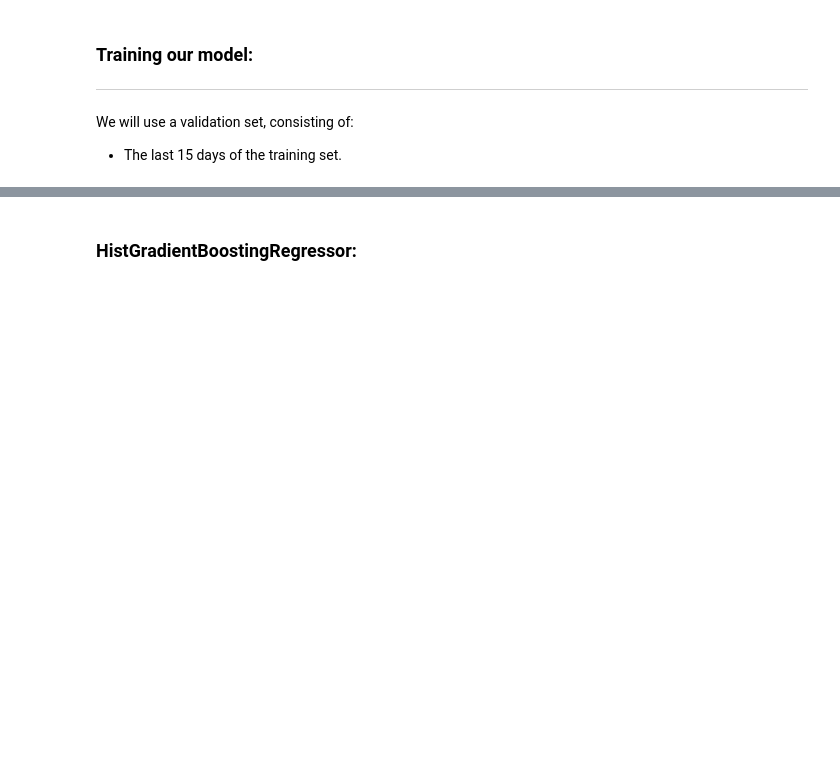
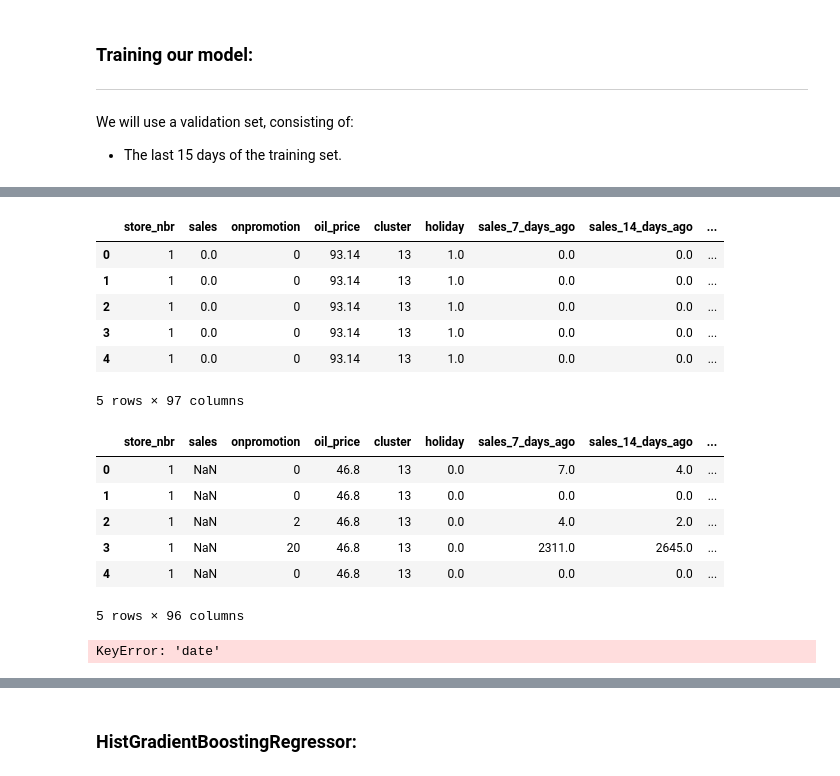
Before and after one commit to edmar-bevilaqua/data_science, a Jupyter notebook: Projects/Kaggle/Store Sales - Time Series Forecasting/store_sales.ipynb, the cells around one changed output, grey strips where cells are left out. Drawn from its saved outputs; the diff is of its cells as text; code cells hidden in the pictures; blank space fills up the shorter version.

Commit message:
Update store_sales.ipynb
Create the second version of the submission

```diff
--- a/Projects/Kaggle/Store Sales - Time Series Forecasting/store_sales.ipynb
+++ b/Projects/Kaggle/Store Sales - Time Series Forecasting/store_sales.ipynb
@@ -559,9 +643,18 @@ def lag_sales(df, date_column, sales_column, lag_days=1):
     df_copy.loc[:, f'sales_{lag_days}_days_ago'].fillna(0, inplace=True)
     return df_copy
 # %%
+temp_df = pd.concat([train, test])
+
 # Train -> Adding lag features for 7, 14 and 28 days:
 for days in [7, 14, 28]:
     train = lag_sales(train, 'date', 'sales', lag_days=days)
+
+
+# creating lag features for the test set, using the last data from de train set
+for days in [7, 14, 28]:
+    temp_df = lag_sales(temp_df, 'date', 'sales', lag_days=days)
+
+test = temp_df.loc[temp_df['date'] >= test['date'].min(), :]
 # %% [markdown]
 ## Feature Engineering:
 
@@ -572,8 +663,8 @@ train
 # %%
 # Train -> Feature Engineering
-utils.add_datepart(df=train, fldnames='date')
+train = utils.add_datepart(df=train, fldnames='date')
 
 # Test -> Feature Engineering
-utils.add_datepart(df=test, fldnames='date')
+test = utils.add_datepart(df=test, fldnames='date')
 
 # This methods executes inplace, so theres no need to do "train/test = utils.add_datepart(...)"
@@ -610,7 +737,6 @@ train.info()
 We will use a validation set, consisting of:
 *   The last 15 days of the training set.
 # %%
-from sklearn import preprocessing
 from sklearn.preprocessing import OneHotEncoder
 from sklearn.compose import ColumnTransformer
 
@@ -622,4 +748,13 @@ column_transformer = ColumnTransformer(
     remainder='passthrough'  # Keeps the other columns (not 'object') as is
 )
 
-transformed_data = column_transformer.fit_transform(train.select_dtypes('object'))
+transformed_df_train = column_transformer.fit_transform(train.select_dtypes('object'))
+transformed_df_test = column_transformer.transform(test.select_dtypes('object'))
+
+new_column_names = column_transformer.get_feature_names_out().tolist()
+
+# Convert the result back to a DataFrame
+transformed_df_train = pd.DataFrame(transformed_df_train.astype(np.int64), columns=new_column_names)
+transformed_df_test = pd.DataFrame(transformed_df_test.astype(np.int64), columns=new_column_names)
+
+transformed_df_train.head()
@@ -633,5 +769,28 @@ transformed_df
+# %%
+train = pd.concat([train.drop(columns=train.select_dtypes('object').columns.tolist()), transformed_df_train], axis=1)
+test = pd.concat([test.drop(columns=test.select_dtypes('object').columns.tolist()).reset_index(drop=True), transformed_df_test], axis=1)
+# %%
+display(train.head())
+display(test.head())
+# %% [output]
+|  | store_nbr | sales | onpromotion | oil_price | cluster | holiday | sales_7_days_ago | sales_14_days_ago | ... |
+| 0 | 1 | 0.0 | 0 | 93.14 | 13 | 1.0 | 0.0 | 0.0 | ... |
+| 1 | 1 | 0.0 | 0 | 93.14 | 13 | 1.0 | 0.0 | 0.0 | ... |
+| 2 | 1 | 0.0 | 0 | 93.14 | 13 | 1.0 | 0.0 | 0.0 | ... |
+| 3 | 1 | 0.0 | 0 | 93.14 | 13 | 1.0 | 0.0 | 0.0 | ... |
+| 4 | 1 | 0.0 | 0 | 93.14 | 13 | 1.0 | 0.0 | 0.0 | ... |
+5 rows × 97 columns
+|  | store_nbr | sales | onpromotion | oil_price | cluster | holiday | sales_7_days_ago | sales_14_days_ago | ... |
+| 0 | 1 | NaN | 0 | 46.8 | 13 | 0.0 | 7.0 | 4.0 | ... |
+| 1 | 1 | NaN | 0 | 46.8 | 13 | 0.0 | 0.0 | 0.0 | ... |
+| 2 | 1 | NaN | 2 | 46.8 | 13 | 0.0 | 4.0 | 2.0 | ... |
+| 3 | 1 | NaN | 20 | 46.8 | 13 | 0.0 | 2311.0 | 2645.0 | ... |
+| 4 | 1 | NaN | 0 | 46.8 | 13 | 0.0 | 0.0 | 0.0 | ... |
+5 rows × 96 columns
 # %%
 val_set = train.loc[train['date'] >= '2017-08-01', :].copy()
 train = train.loc[train['date'] < '2017-08-01', :]
+# %% [output]
+KeyError: 'date'
 # %%
 val_set
```
Also changed, not shown: parts of 19 cells of this notebook.
